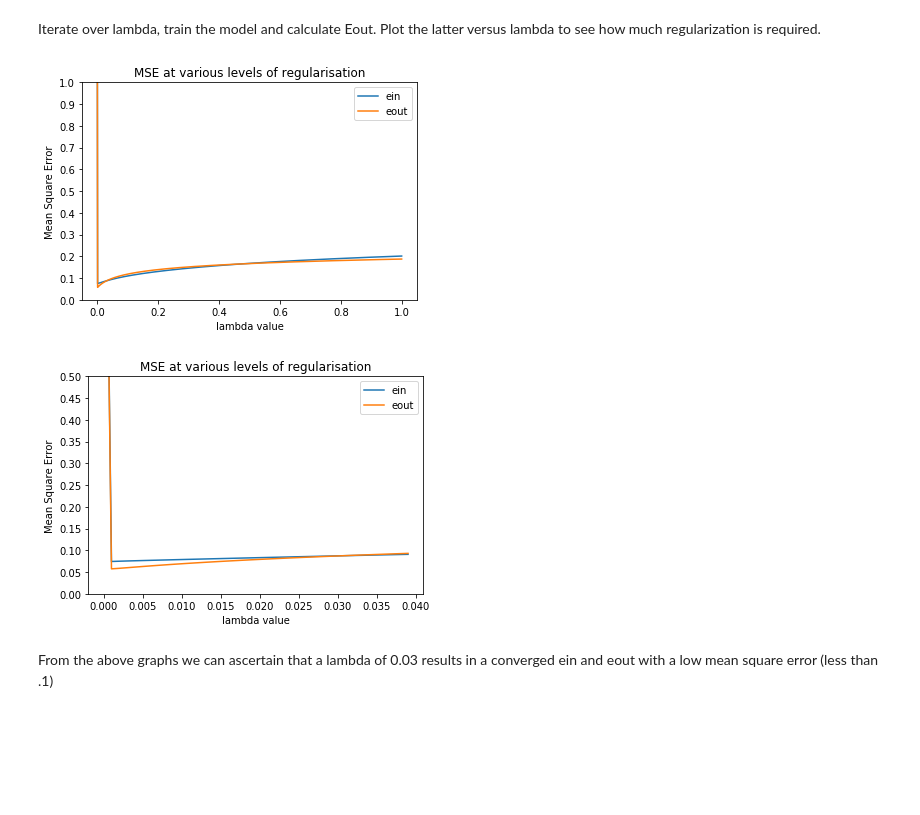
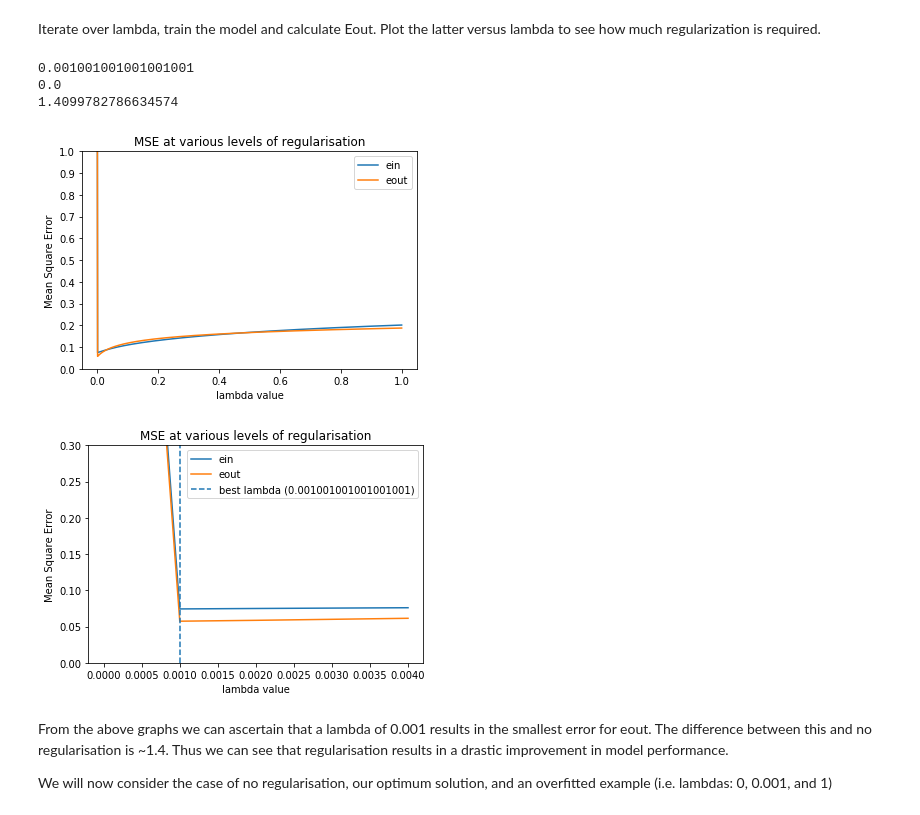
Before and after one commit to vipulpopat/MSCAI_Sem1_Etivity4, a Jupyter notebook: Etivity4_CE6002_16139658.ipynb, the cells around one changed output. Drawn from its saved outputs; the diff is of its cells as text; code cells hidden in the pictures; blank space fills up the shorter version.

```diff
--- a/Etivity4_CE6002_16139658.ipynb
+++ b/Etivity4_CE6002_16139658.ipynb
@@ -83,27 +83,42 @@ for l in lambdas:
     ein.append(calc_error(w,X_train,y_train))
     eout.append(calc_error(w,X_test,y_test))
     weights.append(w)
+# %%
+best_lambda = lambdas[eout.index(min(eout))]
+worst_lambda = lambdas[eout.index(max(eout))]
+difference_best_worst = max(eout) - min(eout)
+print(best_lambda)
+print(worst_lambda)
+print(difference_best_worst)
+# %% [output]
+0.001001001001001001
+0.0
+1.4099782786634574
 # %%
 plt.plot(lambdas, ein, label="ein")
 plt.plot(lambdas, eout, label="eout")
 plt.ylim([0,1])
 plt.locator_params(axis='y', nbins=10)
 plt.title('MSE at various levels of regularisation')
 plt.xlabel("lambda value")
 plt.ylabel("Mean Square Error")
 plt.legend(loc="upper right")
 plt.show()
-plt.plot(lambdas[:40], ein[:40], label="ein")
-plt.plot(lambdas[:40], eout[:40], label="eout")
-plt.ylim([0,.5])
+plt.plot(lambdas[:5], ein[:5], label="ein")
+plt.plot(lambdas[:5], eout[:5], label="eout")
+plt.ylim([0,.3])
 plt.locator_params(axis='y', nbins=10)
+plt.axvline(x=best_lambda, linestyle='dashed', label='best lambda ({})'.format(best_lambda))
+plt.yscale
 plt.title('MSE at various levels of regularisation')
 plt.xlabel("lambda value")
 plt.ylabel("Mean Square Error")
 plt.legend(loc="upper right")
 plt.show()
 # %% [output]
 [figure]
-[figure, old version]
+[figure, new version]
-# %% [markdown]
-From the above graphs we can ascertain that a lambda of 0.03 results in a converged ein and eout with a low mean square error (less than .1)
+# %% [markdown]
+From the above graphs we can ascertain that a lambda of 0.001 results in the smallest error for eout. The difference between this and no regularisation is ~1.4. Thus we can see that regularisation results in a drastic improvement in model performance.
+
+We will now consider the case of no regularisation, our optimum solution, and an overfitted example (i.e. lambdas: 0, 0.001, and 1)
```
Also changed, not shown: parts of 1 cell of this notebook.
